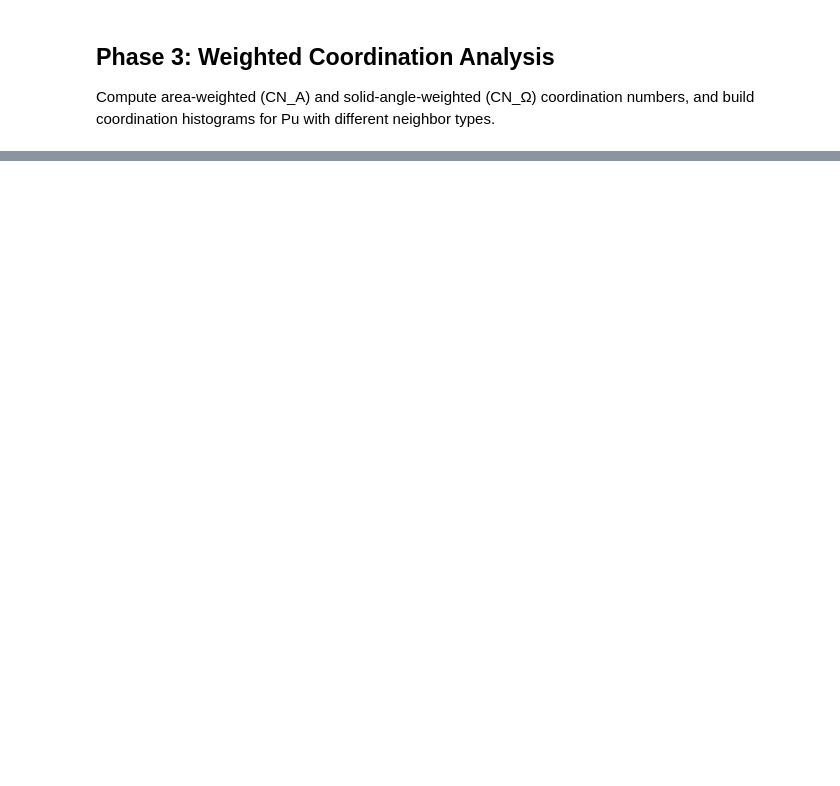
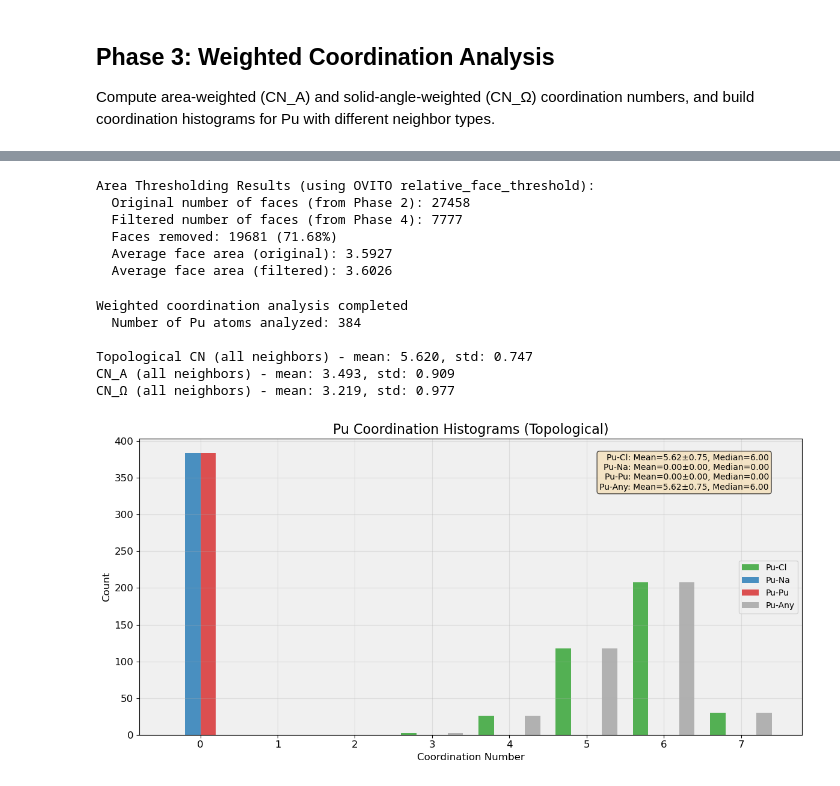
Before and after one commit to Pragalbhv/cluster_production_trial, a Jupyter notebook: cluster_analysis.ipynb, the cells around one changed output, grey strips where cells are left out. Cells and saved outputs as stored; diff of their text form; code cells hidden in the pictures; blank space fills up the shorter version.

Commit message:
Phase4: Build Graphs: Shared Anion

```diff
--- a/cluster_analysis.ipynb
+++ b/cluster_analysis.ipynb
@@ -42,9 +50,9 @@ from plots import setup_plot_style, plot_coordination_histograms, plot_weighted_
 # %%
 # Configure your input structure/trajectory file
-input_path = '/pscratch/sd/p/pvashi/irp/irp_mace_l_2/irp/density/NaCl-PuCl3/x0.67/T1000K/dump.lammpstrj' # TODO: Set path, e.g., '/pscratch/sd/p/pvashi/irp/irp_mace_l_2/irp/density/NaCl-PuCl3/x0.67/T900K/dump.lammpstrj'
+input_path = '/pscratch/sd/p/pvashi/irp/irp_mace_l_2/irp/density/NaCl-PuCl3/x0.27/T1000K/dump.lammpstrj' # TODO: Set path, e.g., '/pscratch/sd/p/pvashi/irp/irp_mace_l_2/irp/density/NaCl-PuCl3/x0.67/T900K/dump.lammpstrj'
 
 # Analysis parameters (will be used in later phases)
-MIN_AREA_PERCENT = 0.0  # Minimum area threshold as percent of total
+MIN_AREA_PERCENT = 0.1  # Minimum area threshold as percent of total
 USE_RADII = False  # Whether to use atomic radii for Voronoi tessellation
 
 print("Configuration loaded")
@@ -254,0 +261,69 @@ plt.show()
+# %%
+# Perform second Voronoi tessellation with area threshold for graph construction
+# This filters faces atom-wise using OVITO's relative_face_threshold parameter
+voronoi_results_filtered = perform_voronoi_tessellation(
+    pipeline=pipeline,
+    frame=frame,
+    use_radii=USE_RADII,
+    edge_threshold=0.0,
+    compute_surface_mesh=False,
+    relative_face_threshold=MIN_AREA_PERCENT,  # Apply threshold during tessellation
+)
+
+# Extract filtered results
+filtered_bonds = voronoi_results_filtered['bonds']
+filtered_pairs = filtered_bonds['pairs']  # Already filtered by OVITO
+filtered_face_areas = voronoi_results_filtered['face_areas']  # Already filtered
+
+print("Area Thresholding Results (using OVITO relative_face_threshold):")
+print(f"  Original number of faces (from Phase 2): {len(pairs)}")
+print(f"  Filtered number of faces (from Phase 4): {len(filtered_pairs)}")
+print(f"  Faces removed: {len(pairs) - len(filtered_pairs)} ({100.0 * (len(pairs) - len(filtered_pairs)) / len(pairs):.2f}%)")
+if len(filtered_pairs) > 0:
+    print(f"  Average face area (original): {np.mean(face_areas):.4f}")
+    print(f"  Average face area (filtered): {np.mean(filtered_face_areas):.4f}")
+# %% [output]
+Area Thresholding Results (using OVITO relative_face_threshold):
+  Original number of faces (from Phase 2): 27458
+  Filtered number of faces (from Phase 4): 7777
+  Faces removed: 19681 (71.68%)
+  Average face area (original): 3.5927
+  Average face area (filtered): 3.6026
+# %%
+# Compute weighted coordination analysis (includes topological, area-weighted, and solid-angle-weighted)
+coordination_results_filtered = compute_weighted_coordination_analysis(
+    data=data,
+    bonds=filtered_bonds,
+    particle_properties=particle_props,
+    face_areas=filtered_face_areas,
+    center_species='Pu'
+)
+
+# Extract results
+cn_topological_all_filtered = coordination_results_filtered['cn_topological_all']
+cn_a_all_filtered = coordination_results_filtered['cn_a_all']
+cn_omega_all_filtered = coordination_results_filtered['cn_omega_all']
+histograms_filtered = coordination_results_filtered['histograms']
+positions_filtered = coordination_results_filtered['positions']
+species_filtered = coordination_results_filtered['species']
+pairs_filtered = filtered_bonds['pairs']
+
+print("Weighted coordination analysis completed")
+print(f"  Number of Pu atoms analyzed: {len(cn_a_all_filtered['atom_indices'])}")
+print(f"\nTopological CN (all neighbors) - mean: {np.mean(cn_topological_all_filtered['cn_values']):.3f}, std: {np.std(cn_topological_all_filtered['cn_values']):.3f}")
+print(f"CN_A (all neighbors) - mean: {np.mean(cn_a_all_filtered['cn_values']):.3f}, std: {np.std(cn_a_all_filtered['cn_values']):.3f}")
+print(f"CN_Ω (all neighbors) - mean: {np.mean(cn_omega_all_filtered['cn_values']):.3f}, std: {np.std(cn_omega_all_filtered['cn_values']):.3f}")
+# %% [output]
+Weighted coordination analysis completed
+  Number of Pu atoms analyzed: 384
+
+Topological CN (all neighbors) - mean: 5.620, std: 0.747
+CN_A (all neighbors) - mean: 3.493, std: 0.909
+CN_Ω (all neighbors) - mean: 3.219, std: 0.977
+# %%
+fig, ax = plt.subplots(1, 1, figsize=(12, 6))
+plot_coordination_histograms(histograms_filtered, ax=ax, title='Pu Coordination Histograms')
+plt.tight_layout()
+plt.show()
+# %% [output]
+[figure, added]
```
Also changed, not shown: parts of 15 cells of this notebook, 3 other files.
